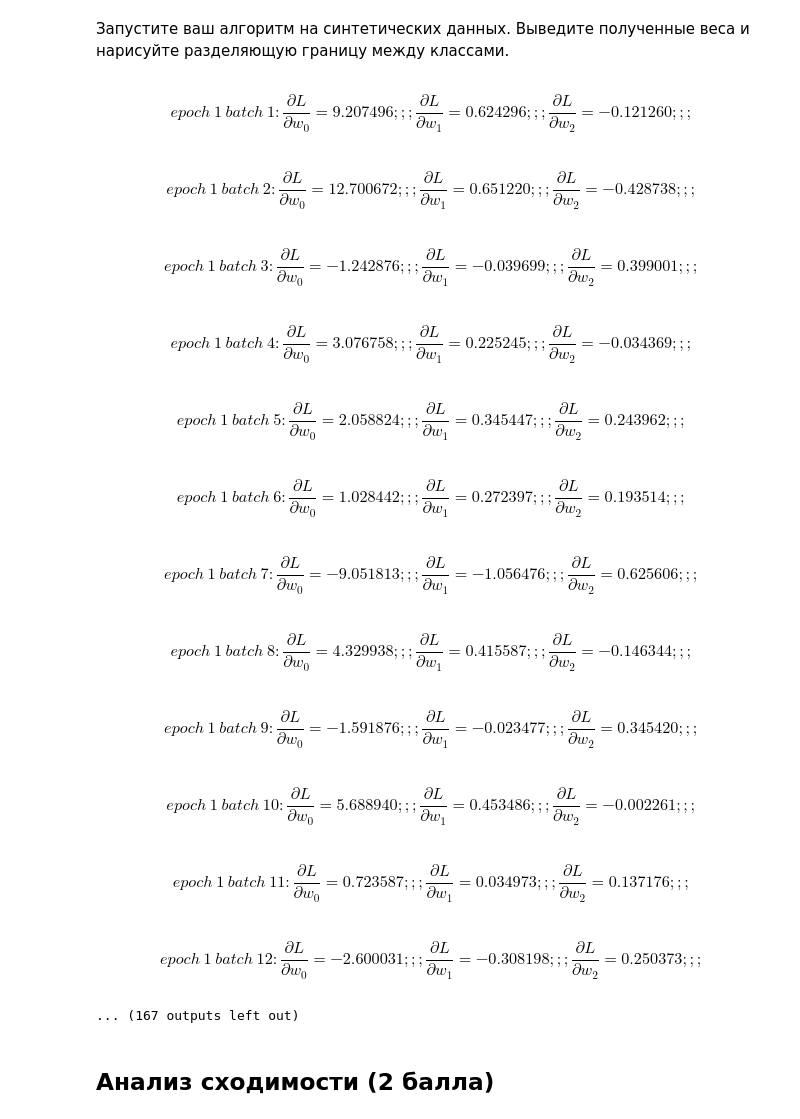
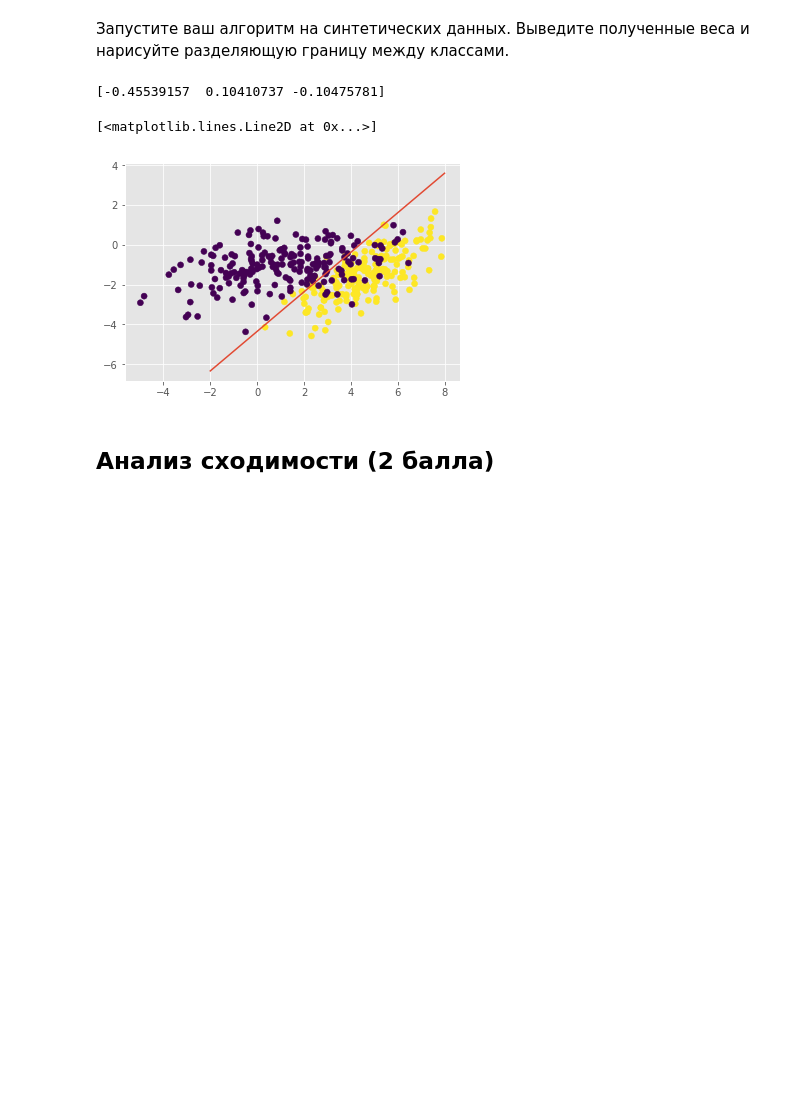
Before and after one commit to antosiv/dm1homework, a Jupyter notebook: 03/sivkov_hw3.ipynb, the cells around one changed output. Cells and saved outputs as stored; diff of their text form; code cells hidden in the pictures; blank space fills up the shorter version.

```diff
--- a/03/sivkov_hw3.ipynb
+++ b/03/sivkov_hw3.ipynb
@@ -235,34 +215,25 @@ class MySGDClassifier(BaseEstimator, ClassifierMixin):
 # %%
 np.random.seed(0)
 C1 = np.array([[0., -0.8], [1.5, 0.8]])
 C2 = np.array([[1., -0.7], [2., 0.7]])
 gauss1 = np.dot(np.random.randn(200, 2) + np.array([5, 3]), C1)
 gauss2 = np.dot(np.random.randn(200, 2) + np.array([1.5, 0]), C2)
 
 X = np.vstack([gauss1, gauss2])
 y = np.r_[np.ones(200), np.zeros(200)]
 
 my_clf = MySGDClassifier(max_epoch=10)
-my_clf.fit(X, y, display_=['loss', 'gradient'])
+my_clf.fit(X, y)
 
+print(my_clf.model)
 plt.scatter(X[:, 0], X[:, 1], c=y)
 x = np.arange(-2, 9)
 y = -1 * (x * my_clf.model[1] + my_clf.model[0]) / my_clf.model[2]
 plt.plot(x, y)
 # %% [output]
-$$epoch \ 1 \ batch \ 1 :\frac{\partial L}{\partial w_{0}} = 9.207496;;;\frac{\partial L}{\partial w_{1}} = 0.624296;;;\frac{\partial L}{\partial w_{2}} = -0.121260;;;$$
-$$epoch \ 1 \ batch \ 2 :\frac{\partial L}{\partial w_{0}} = 12.700672;;;\frac{\partial L}{\partial w_{1}} = 0.651220;;;\frac{\partial L}{\partial w_{2}} = -0.428738;;;$$
-$$epoch \ 1 \ batch \ 3 :\frac{\partial L}{\partial w_{0}} = -1.242876;;;\frac{\partial L}{\partial w_{1}} = -0.039699;;;\frac{\partial L}{\partial w_{2}} = 0.399001;;;$$
-$$epoch \ 1 \ batch \ 4 :\frac{\partial L}{\partial w_{0}} = 3.076758;;;\frac{\partial L}{\partial w_{1}} = 0.225245;;;\frac{\partial L}{\partial w_{2}} = -0.034369;;;$$
-$$epoch \ 1 \ batch \ 5 :\frac{\partial L}{\partial w_{0}} = 2.058824;;;\frac{\partial L}{\partial w_{1}} = 0.345447;;;\frac{\partial L}{\partial w_{2}} = 0.243962;;;$$
-$$epoch \ 1 \ batch \ 6 :\frac{\partial L}{\partial w_{0}} = 1.028442;;;\frac{\partial L}{\partial w_{1}} = 0.272397;;;\frac{\partial L}{\partial w_{2}} = 0.193514;;;$$
-$$epoch \ 1 \ batch \ 7 :\frac{\partial L}{\partial w_{0}} = -9.051813;;;\frac{\partial L}{\partial w_{1}} = -1.056476;;;\frac{\partial L}{\partial w_{2}} = 0.625606;;;$$
-$$epoch \ 1 \ batch \ 8 :\frac{\partial L}{\partial w_{0}} = 4.329938;;;\frac{\partial L}{\partial w_{1}} = 0.415587;;;\frac{\partial L}{\partial w_{2}} = -0.146344;;;$$
-$$epoch \ 1 \ batch \ 9 :\frac{\partial L}{\partial w_{0}} = -1.591876;;;\frac{\partial L}{\partial w_{1}} = -0.023477;;;\frac{\partial L}{\partial w_{2}} = 0.345420;;;$$
-$$epoch \ 1 \ batch \ 10 :\frac{\partial L}{\partial w_{0}} = 5.688940;;;\frac{\partial L}{\partial w_{1}} = 0.453486;;;\frac{\partial L}{\partial w_{2}} = -0.002261;;;$$
-$$epoch \ 1 \ batch \ 11 :\frac{\partial L}{\partial w_{0}} = 0.723587;;;\frac{\partial L}{\partial w_{1}} = 0.034973;;;\frac{\partial L}{\partial w_{2}} = 0.137176;;;$$
-$$epoch \ 1 \ batch \ 12 :\frac{\partial L}{\partial w_{0}} = -2.600031;;;\frac{\partial L}{\partial w_{1}} = -0.308198;;;\frac{\partial L}{\partial w_{2}} = 0.250373;;;$$
-... (167 outputs left out)
+[-0.45539157  0.10410737 -0.10475781]
+[<matplotlib.lines.Line2D at 0x...>]
+[figure, added]
 # %% [markdown]
 ## Анализ сходимости (2 балла)
 # %% [markdown]
```
Also changed, not shown: parts of 22 cells of this notebook.
